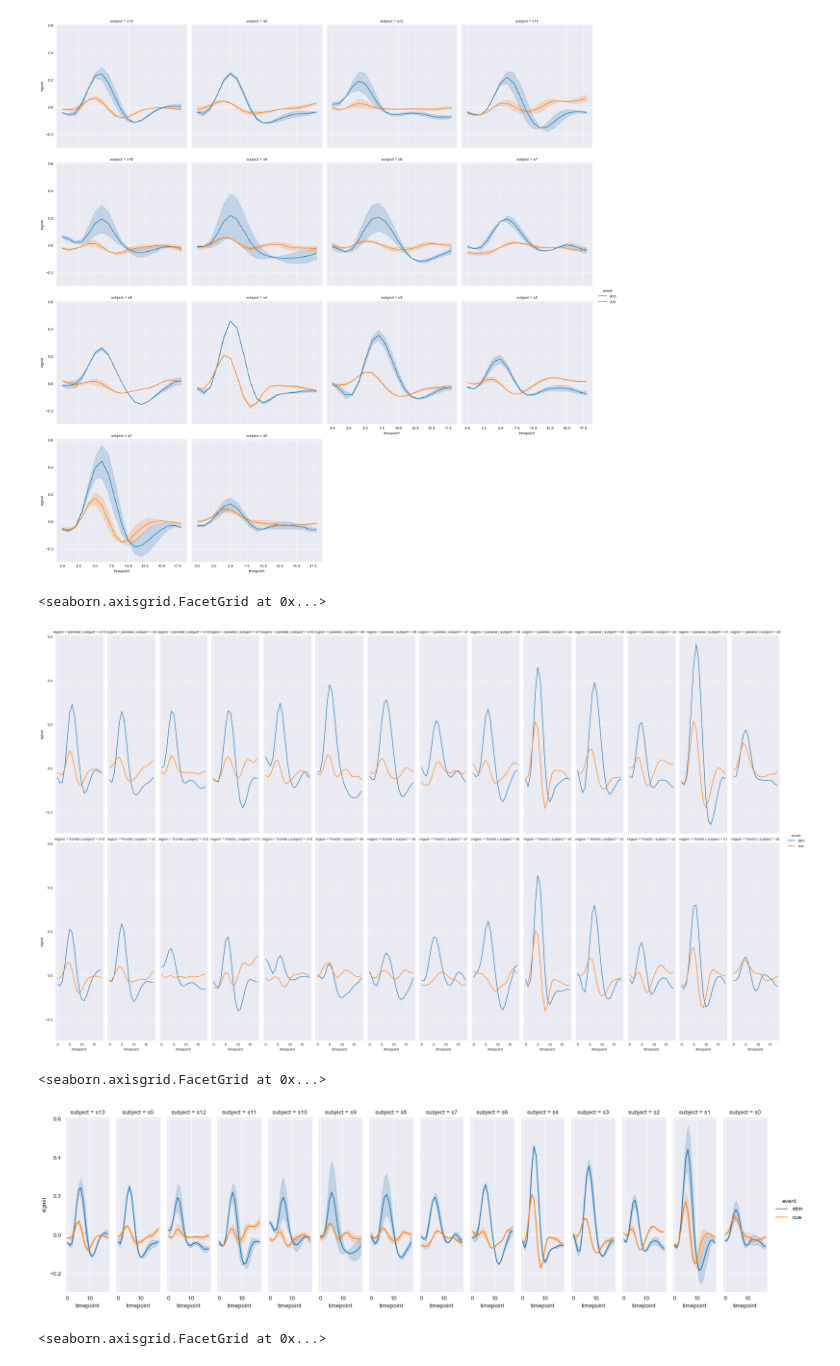
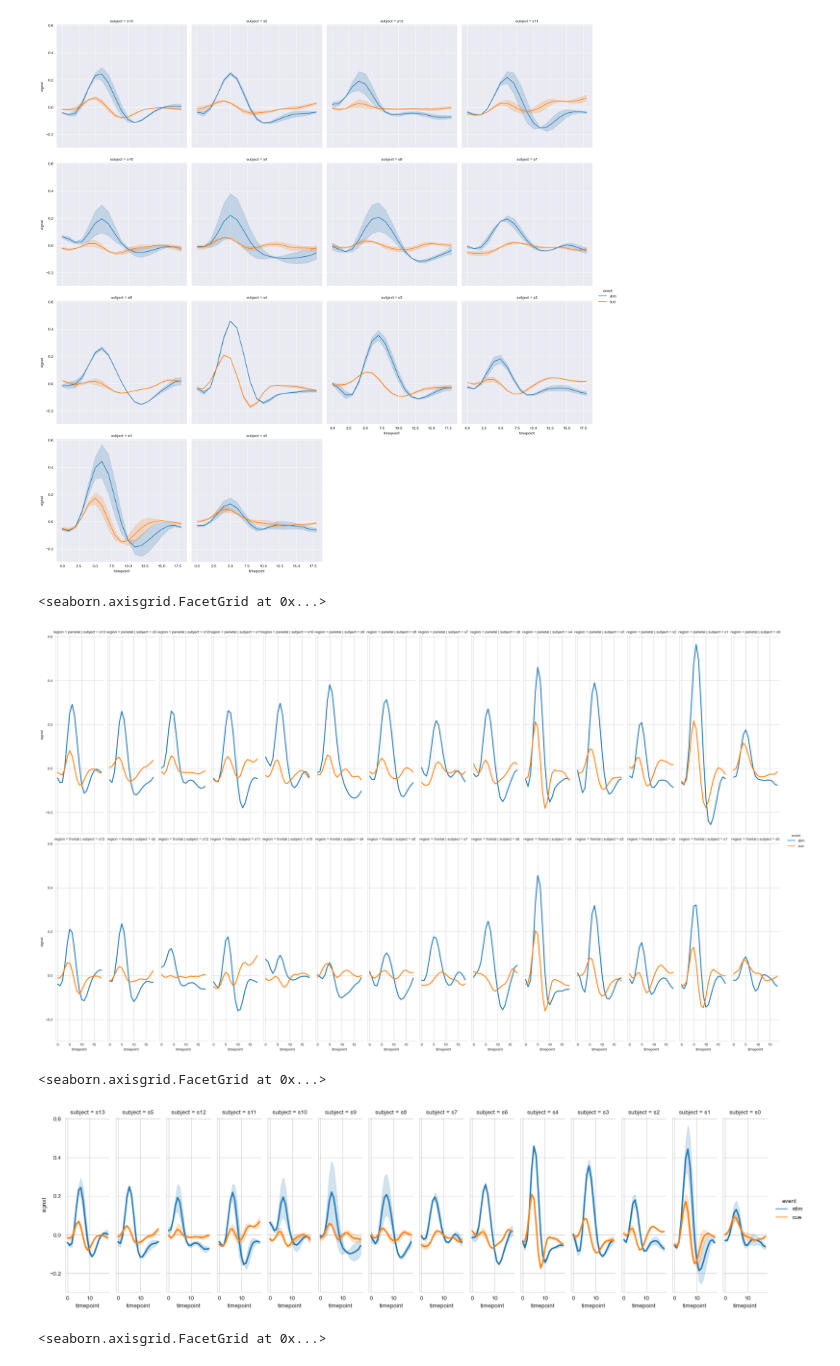
Before and after one commit to ebrahimhossaincse/Seaborn-Fundamentals, a Jupyter notebook: basics/Relational_Plots.ipynb, the cells around one changed output. Saved outputs shown, nothing was run; the diff lists cells and outputs as text; code cells hidden in the pictures.

```diff
--- a/basics/Relational_Plots.ipynb
+++ b/basics/Relational_Plots.ipynb
@@ -247,28 +247,30 @@ sns.relplot(
     kind="line",
     row="region",
     height=8,
-    aspect=.25
+    aspect=.25,
+    linewidth=2.5
 )
 # %% [output]
 <seaborn.axisgrid.FacetGrid at 0x...>
-[figure, old version]
+[figure, new version]
 # %%
 """Line Plot with Faceted Grids (For Multiple Categories)
 Description: This example extends the grid layout with custom height and aspect ratios, ensuring that the plots have a good balance between readability and the number of subplots. It’s a useful technique when dealing with multi-level categorical variables.
 """
 sns.relplot(
     data=fmri,
     x="timepoint",
     y="signal",
     hue="event",
     col="subject",
     kind="line",
     height=5,
-    aspect=.25
+    aspect=.25,
+    linewidth=2.5
 )
 # %% [output]
 <seaborn.axisgrid.FacetGrid at 0x...>
-[figure, old version]
+[figure, new version]
 # %%
 sns.relplot(
     data = fmri,x = 'timepoint', y = 'signal',
```
Also changed, not shown: 2 other files.
